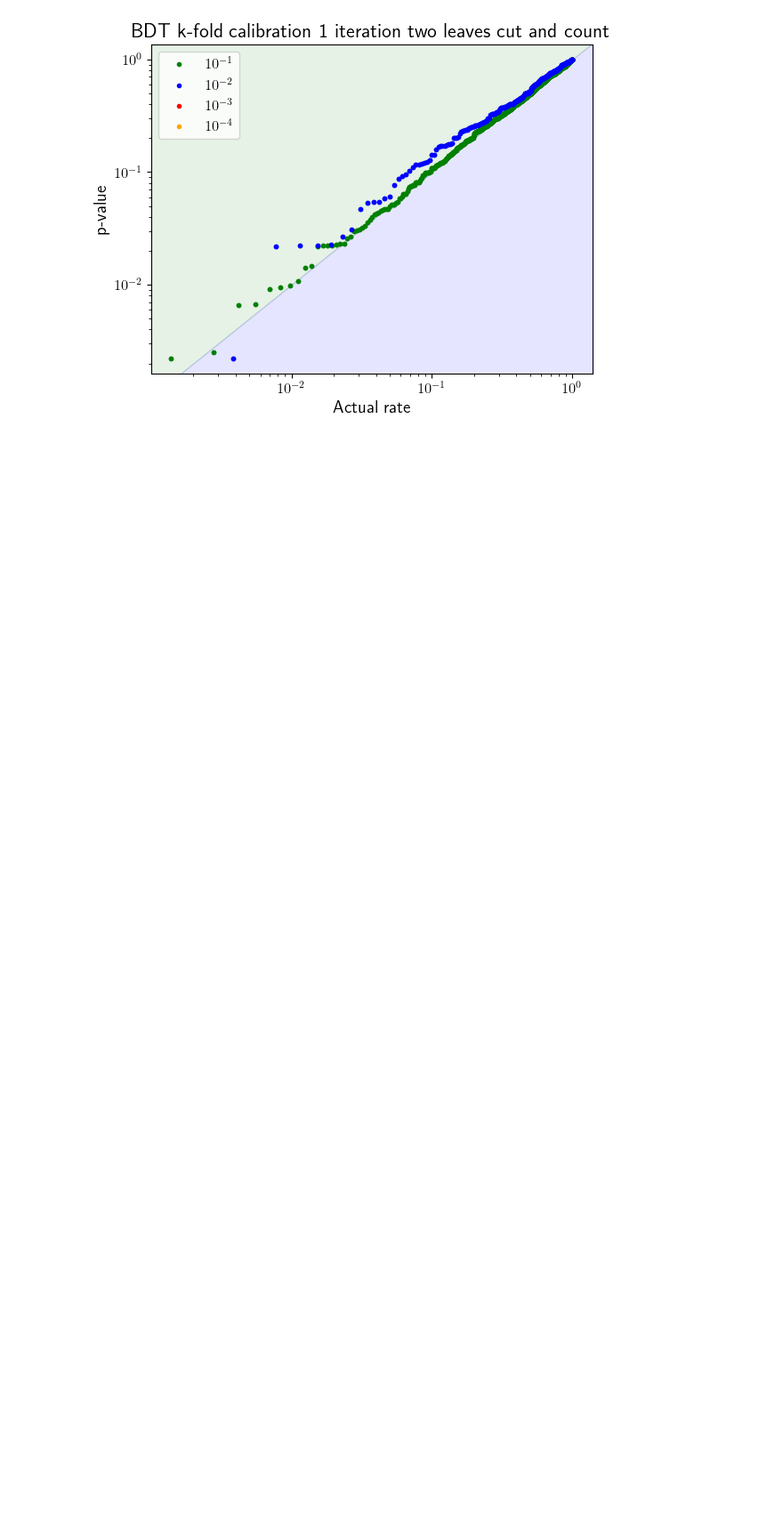
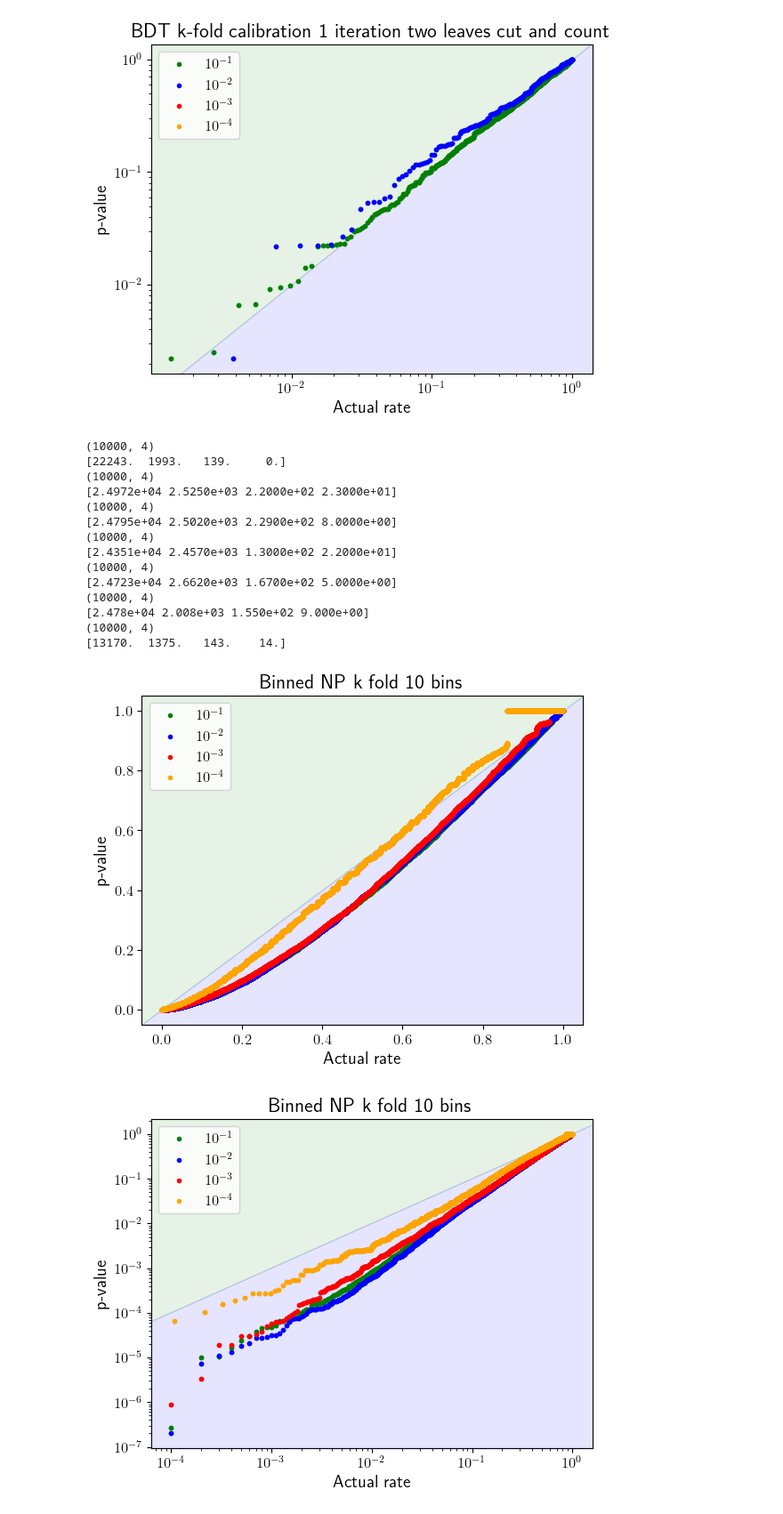
Before and after one commit to mariehein/look_everywhere_in_AD, a Jupyter notebook: NN_calibration_kfold.ipynb, the cells around one changed output. Shown at 89% size. Saved outputs shown, nothing was run; the diff lists cells and outputs as text; code cells hidden in the pictures; blank space fills up the shorter version.

```diff
--- a/NN_calibration_kfold.ipynb
+++ b/NN_calibration_kfold.ipynb
@@ -191,3 +190,31 @@ make_plot(N_samples_after, N_samples, N_after, N, ("green", "blue", "red", "oran
 [0. 0. 0. 0.]
 [figure]
 [figure]
+# %%
+bins=[10, 20, 40, 80, 100, 200, 500]
+for b in bins:
+    folder = "/hpcwork/rwth0934/look_elsewhere/binned_NP/kfold_bins"+str(b)+"/"
+    N_samples_after = np.load(folder+"N_samples_after.npy")
+    N_samples = np.load(folder+"N_samples.npy")
+    N_after = np.load(folder+"N_after.npy")
+    N = np.load(folder+"N.npy")
+    print(N.shape)
+    print(N_after[100])
+    make_plot(N_samples_after, N_samples, N_after, N, ("green", "blue", "red", "orange"), (r"$10^{-1}$",r"$10^{-2}$", r"$10^{-3}$", r"$10^{-4}$"), title="Binned NP k fold "+ str(b)+" bins")
+# %% [output]
+(10000, 4)
+[22243.  1993.   139.     0.]
+(10000, 4)
+[2.4972e+04 2.5250e+03 2.2000e+02 2.3000e+01]
+(10000, 4)
+[2.4795e+04 2.5020e+03 2.2900e+02 8.0000e+00]
+(10000, 4)
+[2.4351e+04 2.4570e+03 1.3000e+02 2.2000e+01]
+(10000, 4)
+[2.4723e+04 2.6620e+03 1.6700e+02 5.0000e+00]
+(10000, 4)
+[2.478e+04 2.008e+03 1.550e+02 9.000e+00]
+(10000, 4)
+[13170.  1375.   143.    14.]
+[figure, added]
+[figure, added]
```
Also changed, not shown: parts of 3 cells of this notebook, 7 other files.
